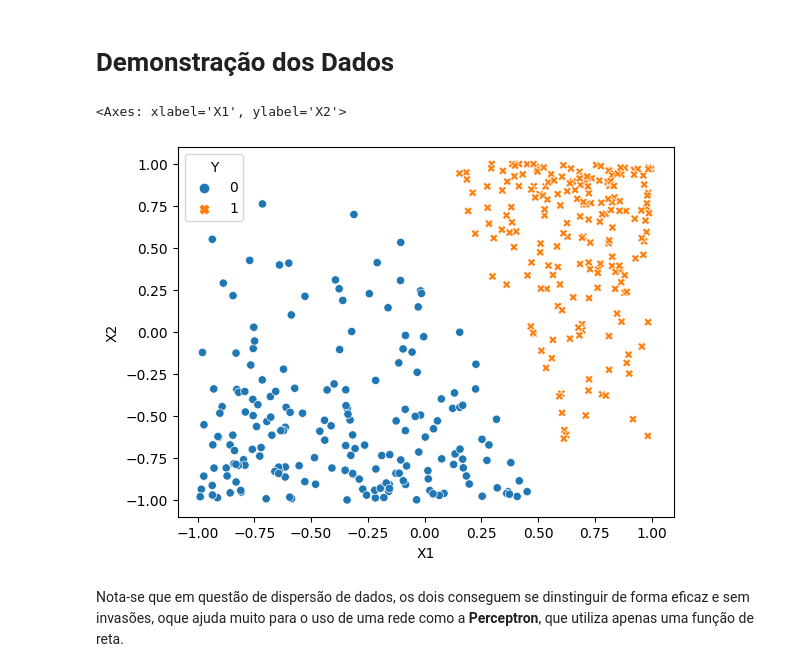
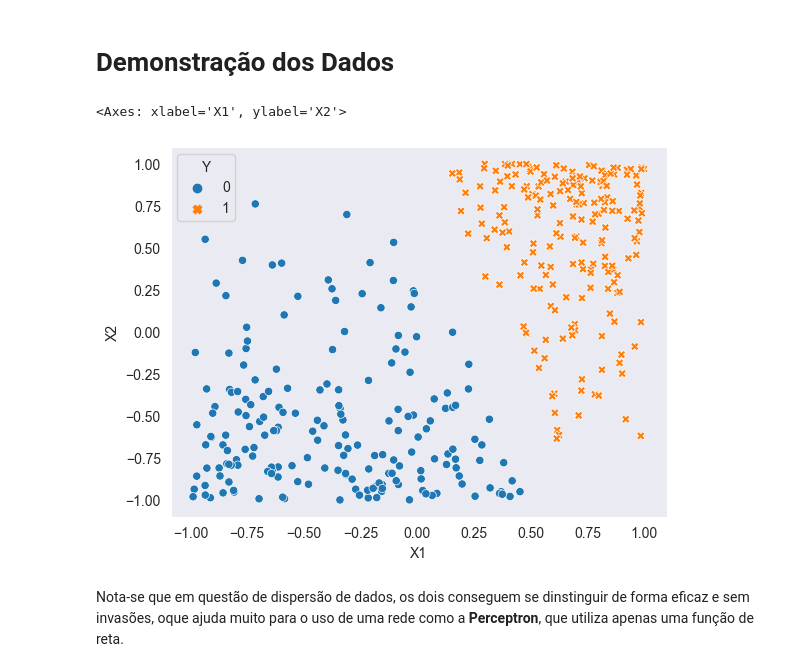
Before and after one commit to Henri-debug/perceptron_neural_net, a Jupyter notebook: motor_perceptron.ipynb, the cells around one changed output. Drawn from its saved outputs; the diff is of its cells as text; code cells hidden in the pictures.

```diff
--- a/motor_perceptron.ipynb
+++ b/motor_perceptron.ipynb
@@ -126,10 +83,11 @@ dtype: object
 X1 = motor_df.iloc[:, 0].to_numpy()
 X2 = motor_df.iloc[:, 1].to_numpy()
 # %%
+sns.set_style("dark")
 sns.scatterplot(data=motor_df, x="X1", y = "X2", hue="Y", style="Y")
 # %% [output]
 <Axes: xlabel='X1', ylabel='X2'>
-[figure, old version]
+[figure, new version]
 # %% [markdown]
 Nota-se que em questão de dispersão de dados, os dois conseguem se dinstinguir de forma eficaz e sem invasões, oque ajuda muito para o uso de uma rede como a <strong>Perceptron</strong>, que utiliza apenas uma função de reta.
 # %% [markdown]
```
Also changed, not shown: parts of 14 cells of this notebook.
